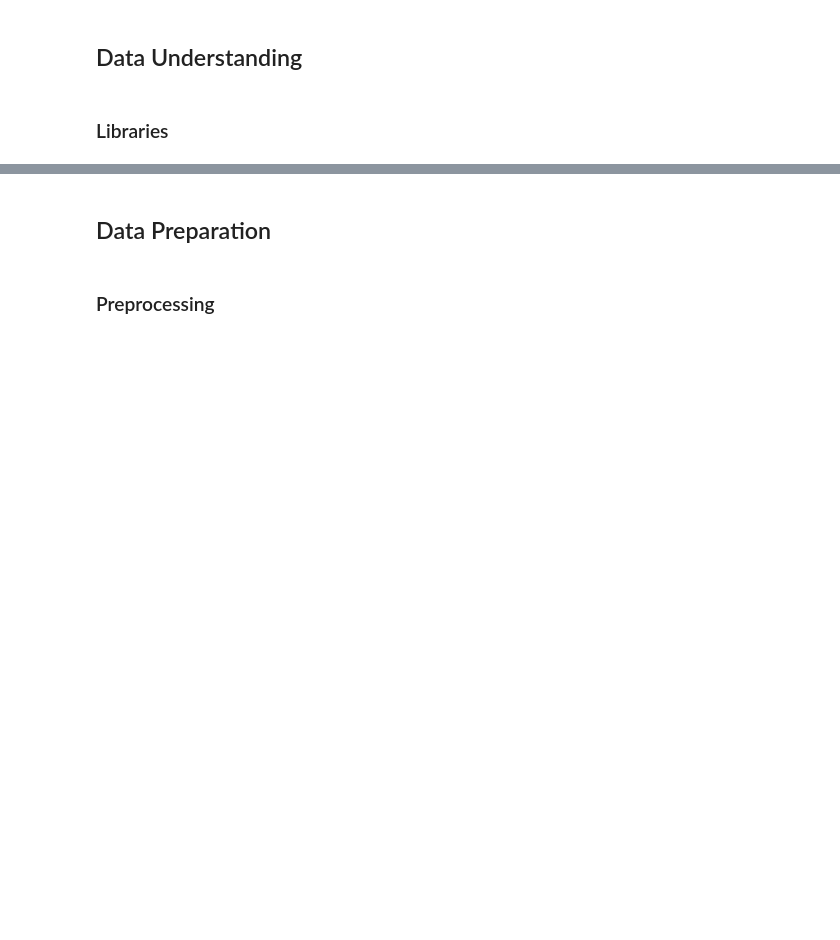
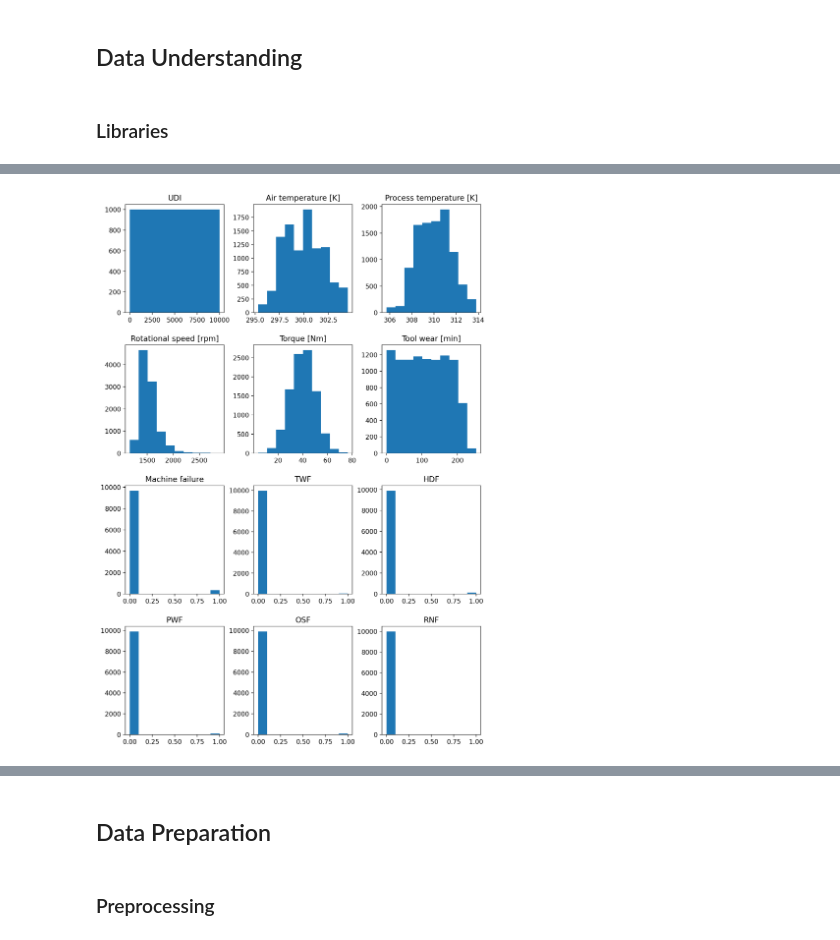
Before and after one commit to ToluAkinlabi/capstone_project_2, a Jupyter notebook: Solution.ipynb, the cells around one changed output, grey strips where cells are left out. Drawn from its saved outputs; the diff is of its cells as text; code cells hidden in the pictures; blank space fills up the shorter version.

Commit message:
Clean up data understanding section

```diff
--- a/Solution.ipynb
+++ b/Solution.ipynb
@@ -54,0 +88,7 @@ TEST_SIZE = 0.2
+# %%
+fig = plt.figure(figsize=(10,15))
+ax = fig.gca()
+
+data.hist(ax= ax, grid= False);
+# %% [output]
+[figure, added]
```
Also changed, not shown: parts of 21 cells of this notebook.
